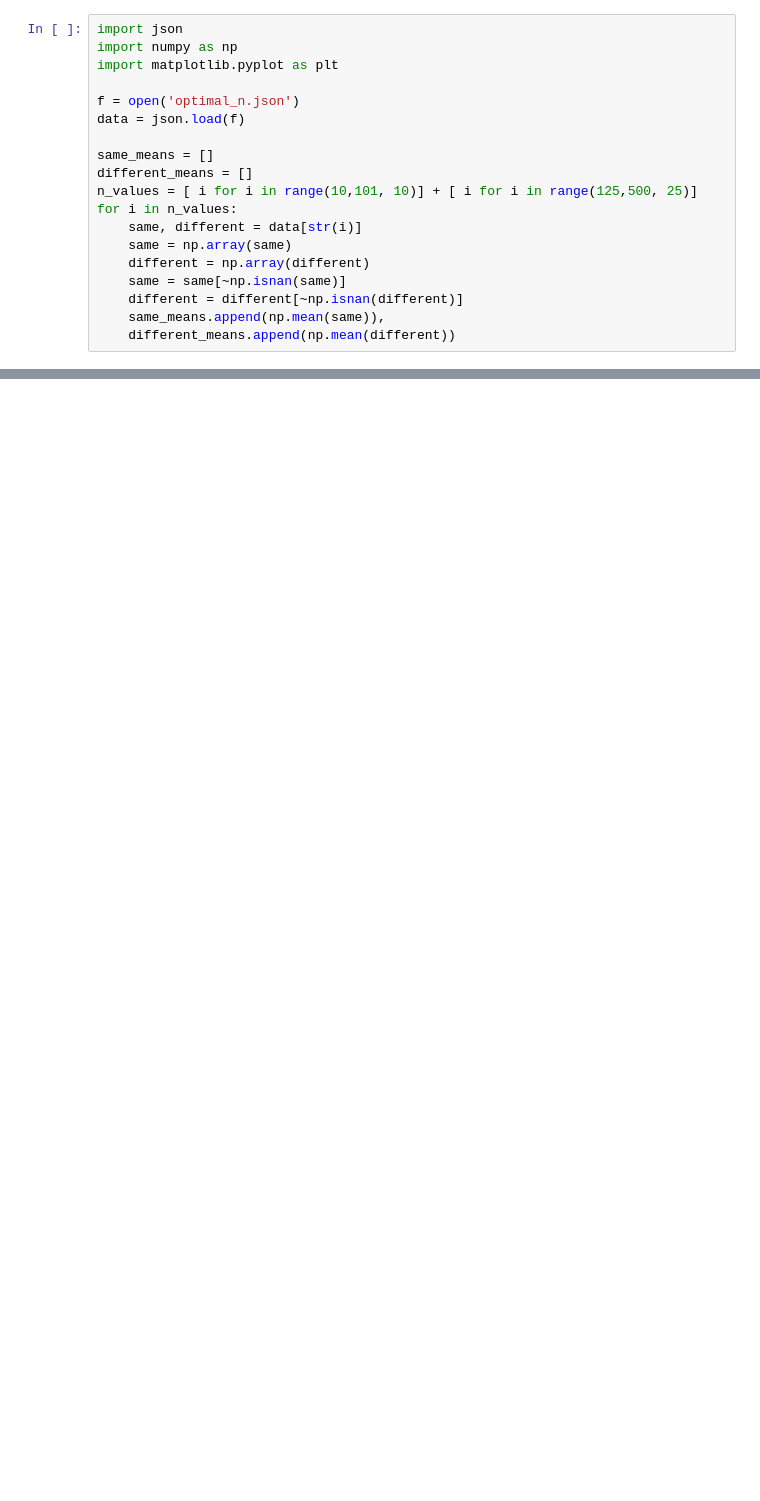
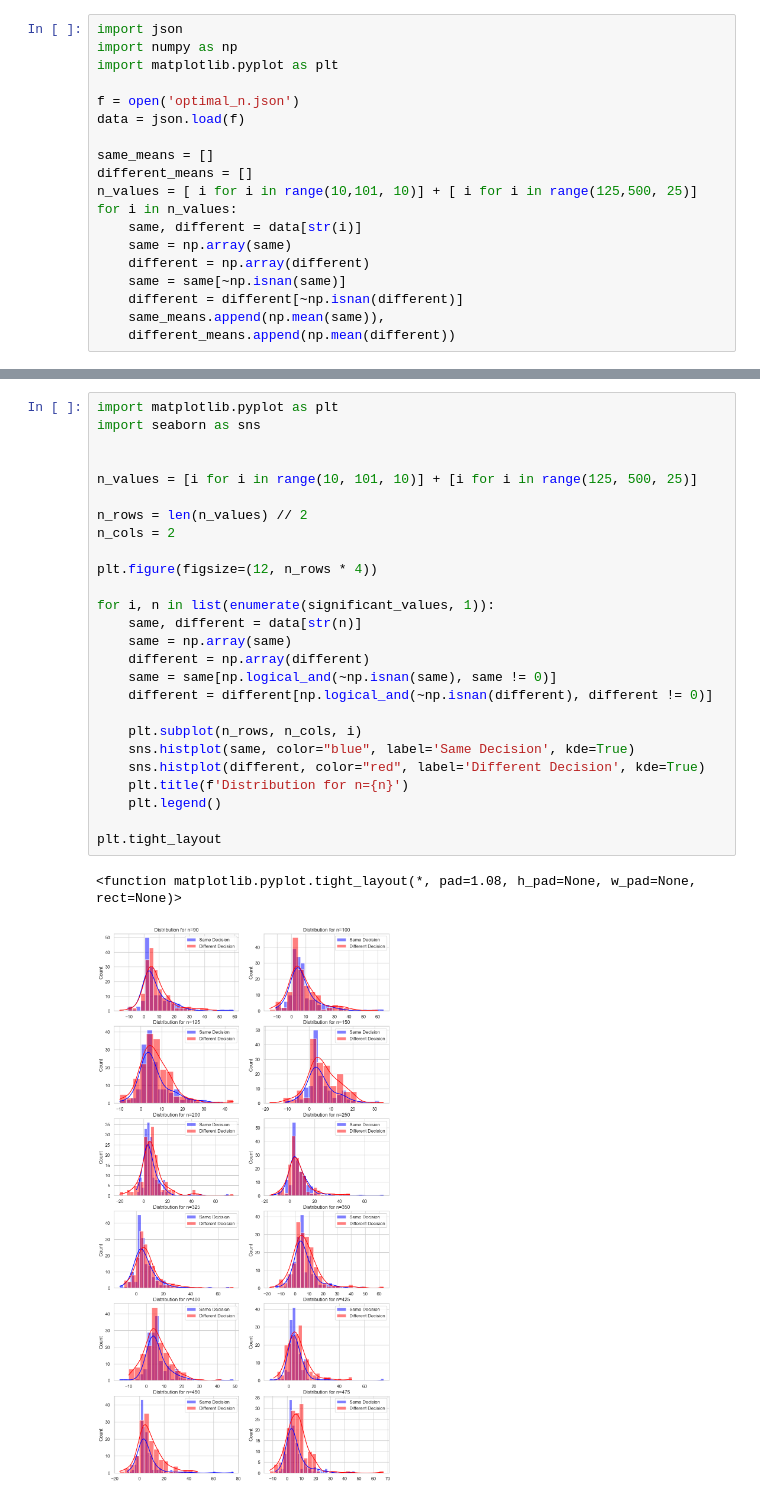
Before and after one commit to rahikot/NFLWViz, a Jupyter notebook: backend/experiments/optimal_n.ipynb, the cells around one changed output, grey strips where cells are left out. Cells and saved outputs as stored; diff of their text form; blank space fills up the shorter version.

```diff
--- a/backend/experiments/optimal_n.ipynb
+++ b/backend/experiments/optimal_n.ipynb
@@ -44,0 +125,29 @@ plt.legend()
+# %%
+import matplotlib.pyplot as plt
+import seaborn as sns
+
+
+n_values = [i for i in range(10, 101, 10)] + [i for i in range(125, 500, 25)]
+
+n_rows = len(n_values) // 2
+n_cols = 2
+
+plt.figure(figsize=(12, n_rows * 4))
+
+for i, n in list(enumerate(significant_values, 1)):
+    same, different = data[str(n)]
+    same = np.array(same)
+    different = np.array(different)
+    same = same[np.logical_and(~np.isnan(same), same != 0)]
+    different = different[np.logical_and(~np.isnan(different), different != 0)]
+
+    plt.subplot(n_rows, n_cols, i)
+    sns.histplot(same, color="blue", label='Same Decision', kde=True)
+    sns.histplot(different, color="red", label='Different Decision', kde=True)
+    plt.title(f'Distribution for n={n}')
+    plt.legend()
+
+plt.tight_layout
+# %% [output]
+<function matplotlib.pyplot.tight_layout(*, pad=1.08, h_pad=None, w_pad=None, rect=None)>
+[figure, added]
```
Also changed, not shown: parts of 7 cells of this notebook, 12 other files.
